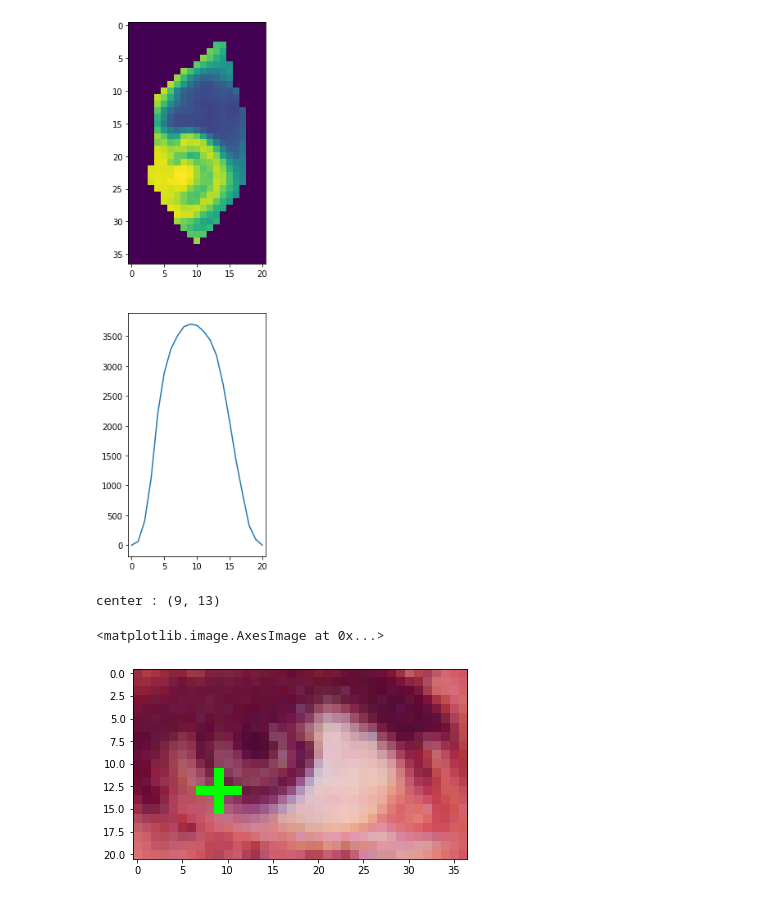
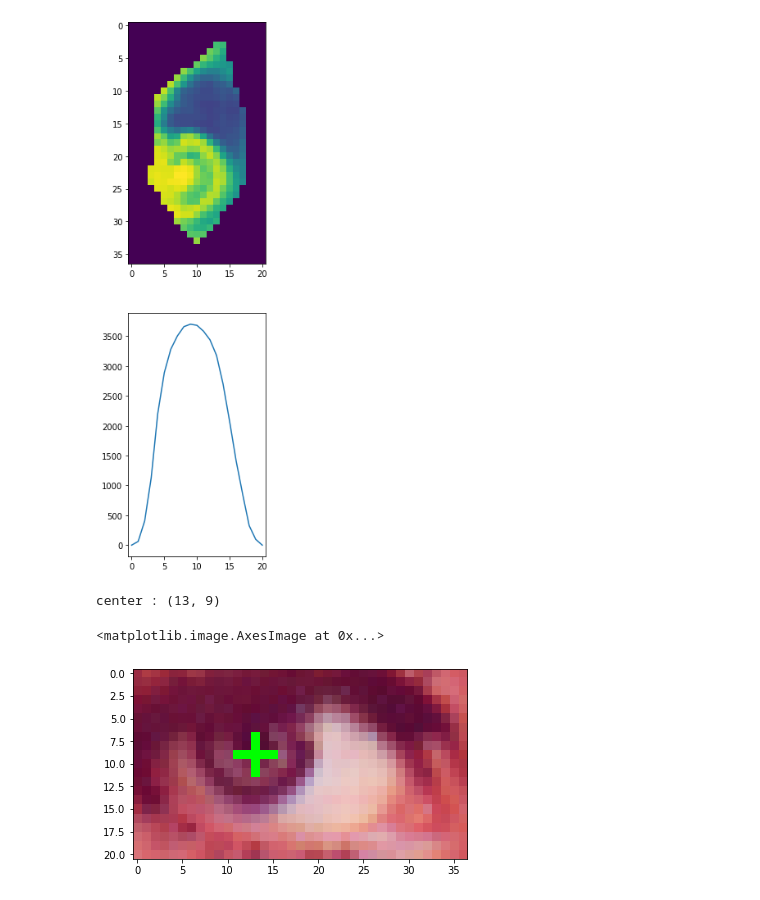
Before and after one commit to turkey1212a/DetectPupil, a Jupyter notebook: detect_pupil_dlib.ipynb, the cells around one changed output. Saved outputs shown, nothing was run; the diff lists cells and outputs as text; code cells hidden in the pictures.

```diff
--- a/detect_pupil_dlib.ipynb
+++ b/detect_pupil_dlib.ipynb
@@ -271,17 +271,17 @@ plt.show()
 # %% [output]
 [figure]
 # %%
-center_x = np.argmax(weighing_moving_ave_y)
-center_y = np.argmax(weighing_moving_ave_x)
-print(f'center : ({center_x}, {center_y})')
+pupil_x = np.argmax(weighing_moving_ave_x)
+pupil_y = np.argmax(weighing_moving_ave_y)
+print(f'center : ({pupil_x}, {pupil_y})')
 
 eye_img_copy = eye_img.copy()
-cv2.line(eye_img_copy, (center_x - 2, center_y), (center_x + 2, center_y), (0, 255, 0))
-cv2.line(eye_img_copy, (center_x, center_y - 2), (center_x, center_y + 2), (0, 255, 0))
+cv2.line(eye_img_copy, (pupil_x - 2, pupil_y), (pupil_x + 2, pupil_y), (0, 255, 0))
+cv2.line(eye_img_copy, (pupil_x, pupil_y - 2), (pupil_x, pupil_y + 2), (0, 255, 0))
 
 tmp_img_RGB = cv2.cvtColor(eye_img_copy, cv2.COLOR_BGR2RGB)
 plt.imshow(tmp_img_RGB)
 # %% [output]
-center : (9, 13)
+center : (13, 9)
 <matplotlib.image.AxesImage at 0x...>
-[figure, old version]
+[figure, new version]
```
